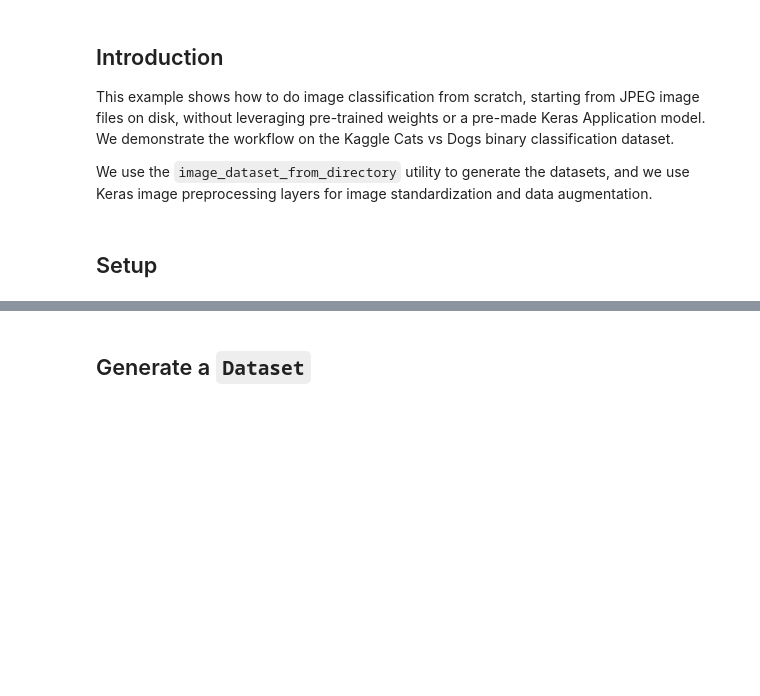
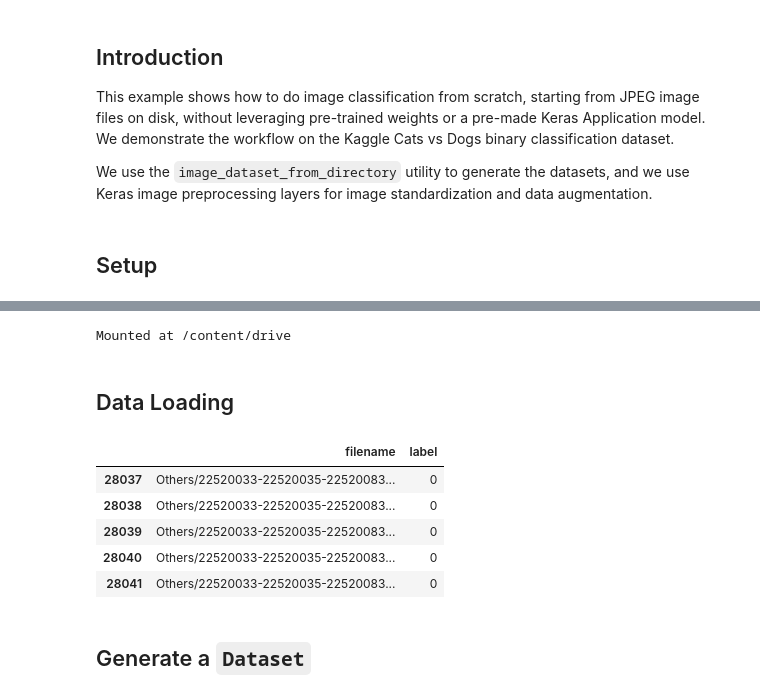
Before and after one commit to PTD504/CS114.O21-22520193-22520234-22520363, a Jupyter notebook: Motocycle_Classification/Image_Classification_using_XceptionNetwork.ipynb, the cells around one changed output, grey strips where cells are left out. Cells and saved outputs as stored; diff of their text form; code cells hidden in the pictures; blank space fills up the shorter version.

Commit message:
Update motocycleClassificationModel.ipynb

```diff
--- a/Motocycle_Classification/Image_Classification_using_XceptionNetwork.ipynb
+++ b/Motocycle_Classification/Image_Classification_using_XceptionNetwork.ipynb
@@ -66,0 +50,7 @@ print(f"Deleted {num_skipped} images.")
+# %%
+from google.colab import drive
+drive.mount('/content/drive')
+# %% [output]
+Mounted at /content/drive
+# %% [markdown]
+## Data Loading
@@ -67,2 +85,32 @@ print(f"Deleted {num_skipped} images.")
+# %%
+# Đường dẫn tới thư mục chứa ảnh
+image_dir = 'drive/MyDrive/CS114/Public'
+
+# Đường dẫn tới tệp CSV
+csv_file = os.path.join(image_dir, 'MotocycleDataset-Splits-1-Train.csv')
+
+# Đọc tệp CSV
+df = pd.read_csv(csv_file, header=None, names=['filename', 'label'])
+
+# Xóa các tên file không tồn tại
+combined_df = pd.concat([df_honda, df_suzuki, df_yamaha, df_vinfast, df_others]).drop_duplicates()
+df = df[df['filename'].isin(combined_df['filename'])]
+
+valid_extensions = ('jpg', 'jpeg', 'png', 'gif', 'bmp')
+df = df[df['filename'].str.endswith(valid_extensions, na=False)]
+
+# Tạo danh sách đường dẫn ảnh và nhãn
+
+filepaths = pd.DataFrame([os.path.join(image_dir, filename) for filename in df['filename']])
+labels = df['label']
+# %%
+df.tail()
+# %% [output]
+|  | filename | label |
+| 28037 | Others/22520033-22520035-22520083... | 0 |
+| 28038 | Others/22520033-22520035-22520083... | 0 |
+| 28039 | Others/22520033-22520035-22520083... | 0 |
+| 28040 | Others/22520033-22520035-22520083... | 0 |
+| 28041 | Others/22520033-22520035-22520083... | 0 |
 # %% [markdown]
 ## Generate a `Dataset`
```
Also changed, not shown: parts of 31 cells of this notebook.
